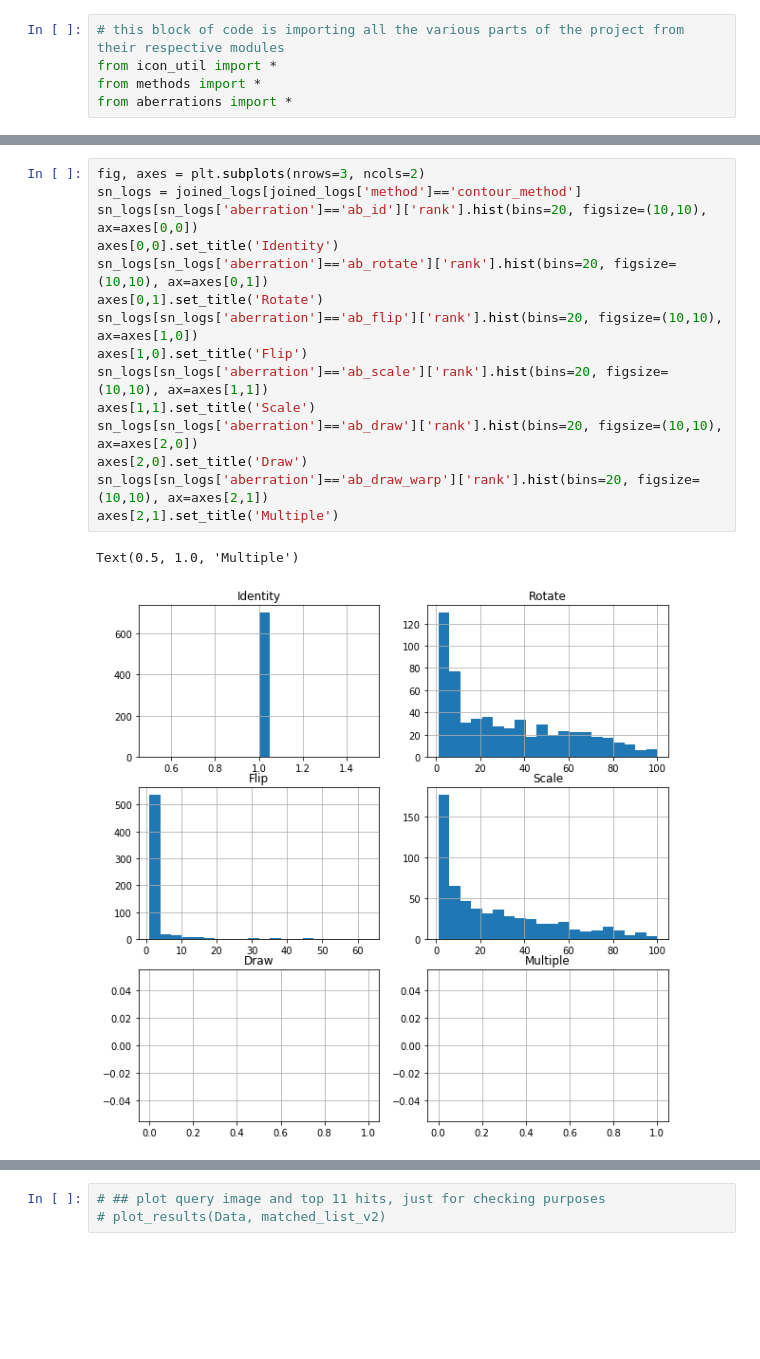
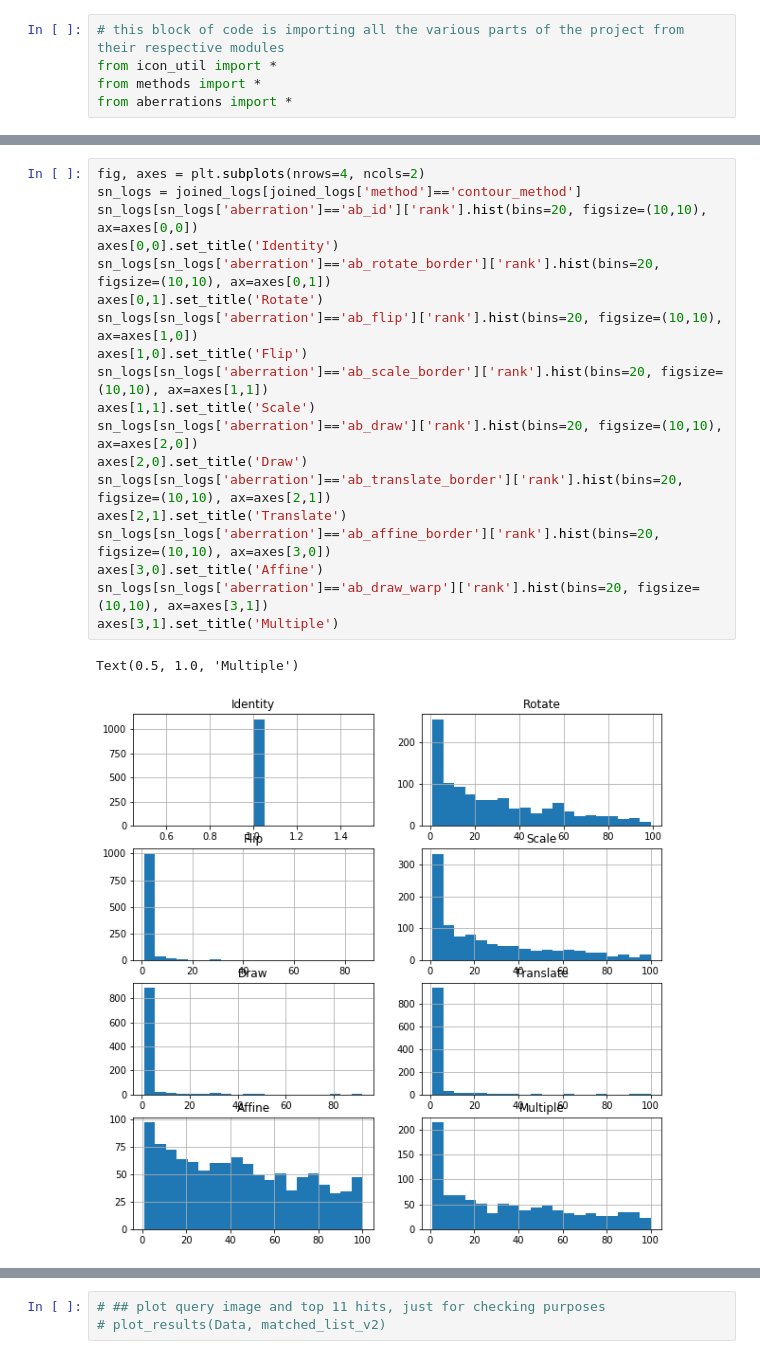
Before and after one commit to kac123/Icon-Matching-Project, a Jupyter notebook: icon_query.ipynb, the cells around one changed output, grey strips where cells are left out. Saved outputs shown, nothing was run; the diff lists cells and outputs as text; blank space fills up the shorter version.

```diff
--- a/icon_query.ipynb
+++ b/icon_query.ipynb
@@ -188,19 +214,23 @@ Text(0.5, 1.0, 'Multiple')
 # %%
-fig, axes = plt.subplots(nrows=3, ncols=2)
+fig, axes = plt.subplots(nrows=4, ncols=2)
 sn_logs = joined_logs[joined_logs['method']=='contour_method']
 sn_logs[sn_logs['aberration']=='ab_id']['rank'].hist(bins=20, figsize=(10,10), ax=axes[0,0])
 axes[0,0].set_title('Identity')
-sn_logs[sn_logs['aberration']=='ab_rotate']['rank'].hist(bins=20, figsize=(10,10), ax=axes[0,1])
+sn_logs[sn_logs['aberration']=='ab_rotate_border']['rank'].hist(bins=20, figsize=(10,10), ax=axes[0,1])
 axes[0,1].set_title('Rotate')
 sn_logs[sn_logs['aberration']=='ab_flip']['rank'].hist(bins=20, figsize=(10,10), ax=axes[1,0])
 axes[1,0].set_title('Flip')
-sn_logs[sn_logs['aberration']=='ab_scale']['rank'].hist(bins=20, figsize=(10,10), ax=axes[1,1])
+sn_logs[sn_logs['aberration']=='ab_scale_border']['rank'].hist(bins=20, figsize=(10,10), ax=axes[1,1])
 axes[1,1].set_title('Scale')
 sn_logs[sn_logs['aberration']=='ab_draw']['rank'].hist(bins=20, figsize=(10,10), ax=axes[2,0])
 axes[2,0].set_title('Draw')
-sn_logs[sn_logs['aberration']=='ab_draw_warp']['rank'].hist(bins=20, figsize=(10,10), ax=axes[2,1])
-axes[2,1].set_title('Multiple')
+sn_logs[sn_logs['aberration']=='ab_translate_border']['rank'].hist(bins=20, figsize=(10,10), ax=axes[2,1])
+axes[2,1].set_title('Translate')
+sn_logs[sn_logs['aberration']=='ab_affine_border']['rank'].hist(bins=20, figsize=(10,10), ax=axes[3,0])
+axes[3,0].set_title('Affine')
+sn_logs[sn_logs['aberration']=='ab_draw_warp']['rank'].hist(bins=20, figsize=(10,10), ax=axes[3,1])
+axes[3,1].set_title('Multiple')
 # %% [output]
 Text(0.5, 1.0, 'Multiple')
-[figure, old version]
+[figure, new version]
 # %%
```
Also changed, not shown: parts of 13 cells of this notebook, 4 other files.
